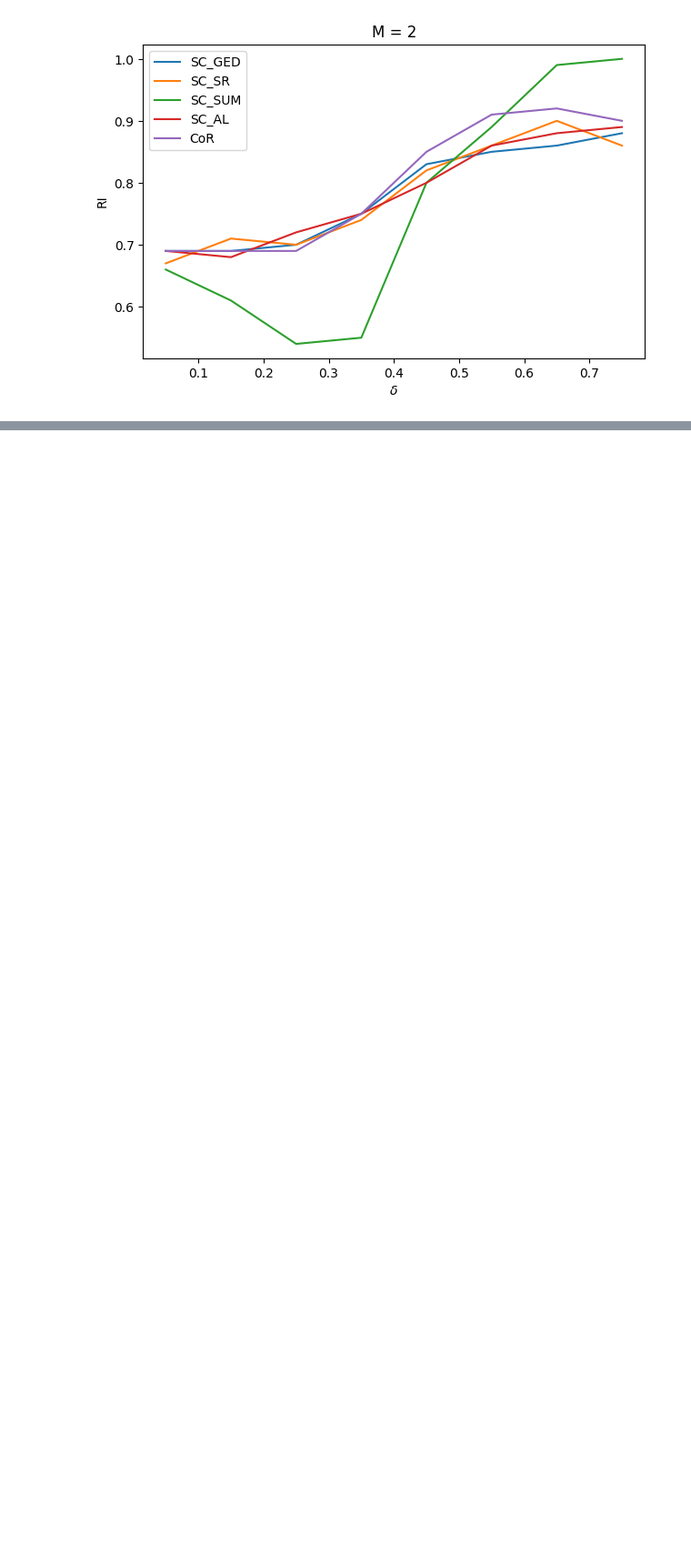
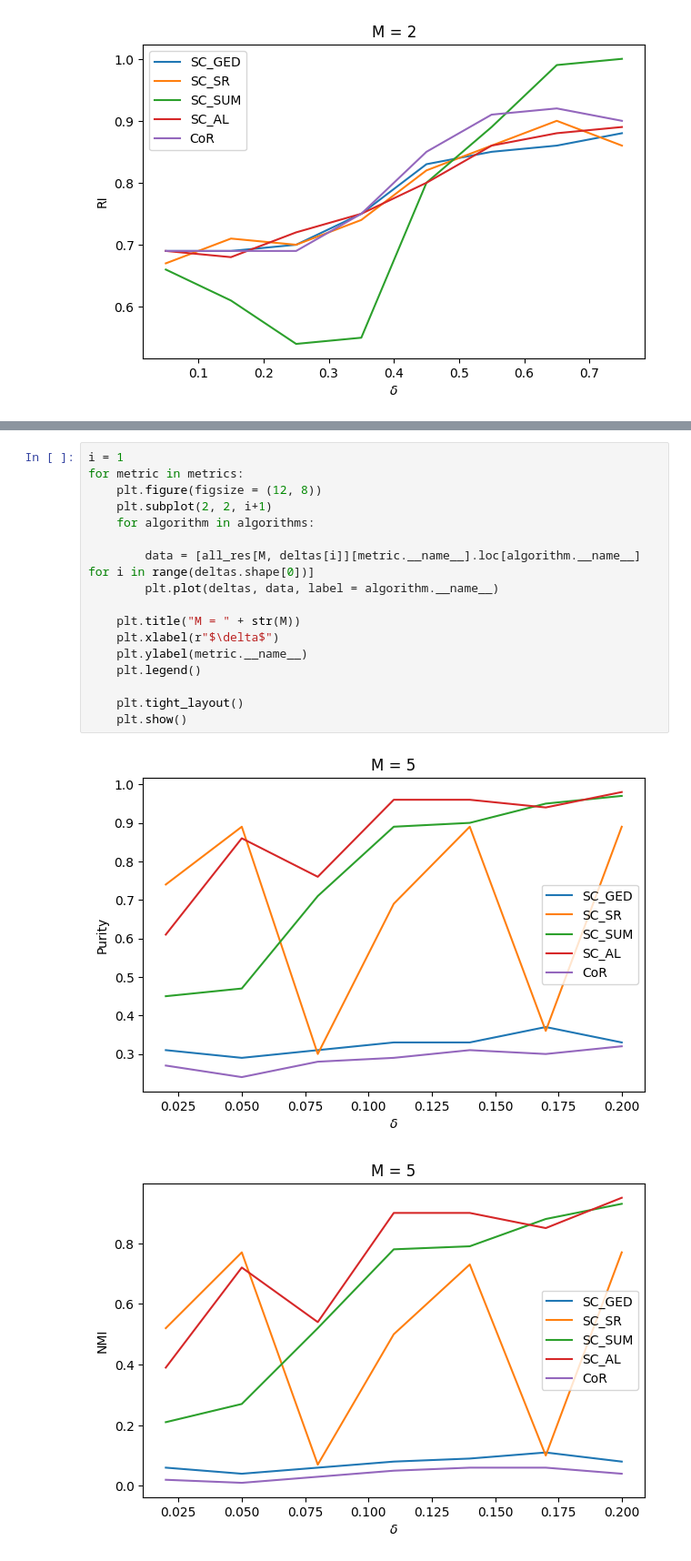
Before and after one commit to meilame-tayebjee/Multilayer-Graph-Clustering, a Jupyter notebook: Run.ipynb, the cells around one changed output, grey strips where cells are left out. Shown at 91% size. Saved outputs shown, nothing was run; the diff lists cells and outputs as text; blank space fills up the shorter version.

```diff
--- a/Run.ipynb
+++ b/Run.ipynb
@@ -634,0 +842,20 @@ for metric in metrics:
+# %%
+i = 1
+for metric in metrics:
+    plt.figure(figsize = (12, 8))
+    plt.subplot(2, 2, i+1)
+    for algorithm in algorithms:
+
+        data = [all_res[M, deltas[i]][metric.__name__].loc[algorithm.__name__] for i in range(deltas.shape[0])]
+        plt.plot(deltas, data, label = algorithm.__name__)
+
+    plt.title("M = " + str(M))
+    plt.xlabel(r"$\delta$")
+    plt.ylabel(metric.__name__)
+    plt.legend()
+
+    plt.tight_layout()
+    plt.show()
+# %% [output]
+[figure, added]
+[figure, added]
```
Also changed, not shown: parts of 21 cells of this notebook.
